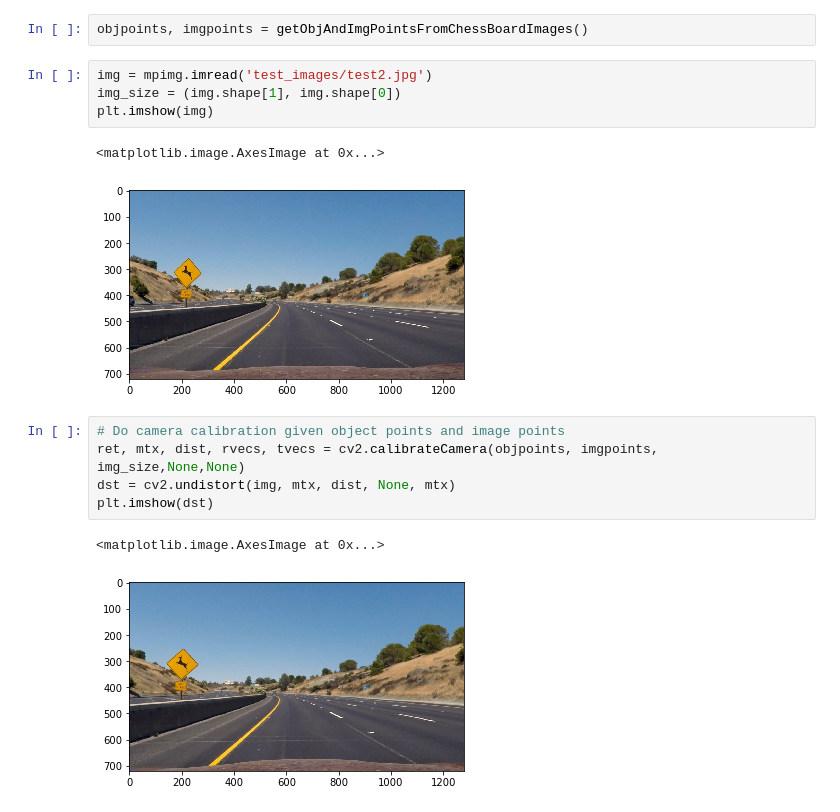
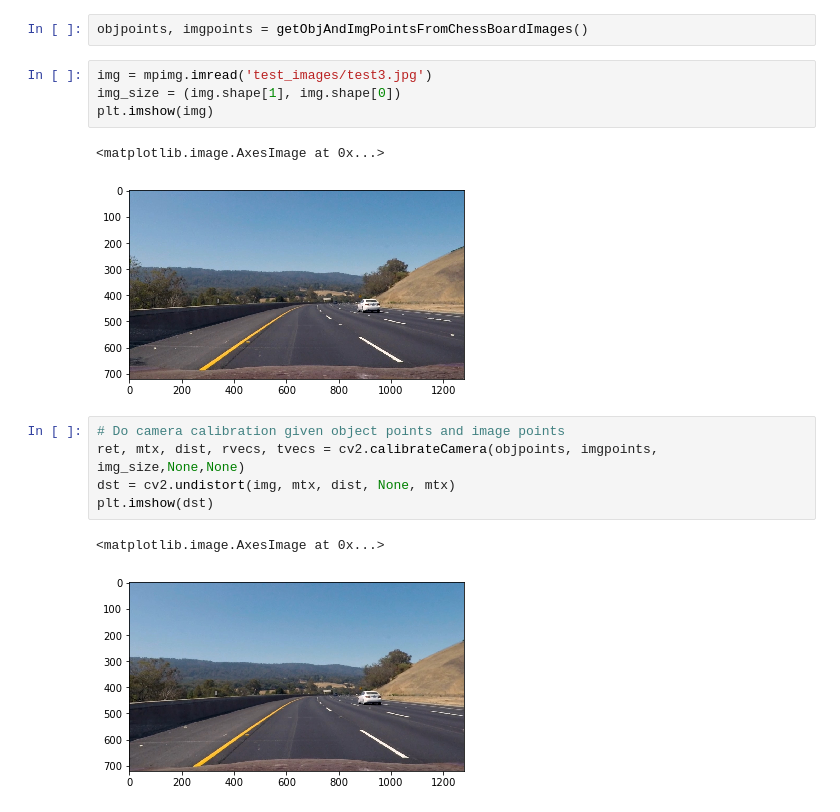
Before and after one commit to hc167/Udacity-SDC-Term-One-AdvancedLaneLines, a Jupyter notebook: P4.ipynb, the cells around one changed output. Drawn from its saved outputs; the diff is of its cells as text.

```diff
--- a/P4.ipynb
+++ b/P4.ipynb
@@ -69,12 +69,12 @@ def getObjAndImgPointsFromChessBoardImages(col = 9, row = 6):
 # %%
 objpoints, imgpoints = getObjAndImgPointsFromChessBoardImages()
 # %%
-img = mpimg.imread('test_images/test2.jpg')
+img = mpimg.imread('test_images/test3.jpg')
 img_size = (img.shape[1], img.shape[0])
 plt.imshow(img)
 # %% [output]
 <matplotlib.image.AxesImage at 0x...>
-[figure, old version]
+[figure, new version]
 # %%
 # Do camera calibration given object points and image points
 ret, mtx, dist, rvecs, tvecs = cv2.calibrateCamera(objpoints, imgpoints, img_size,None,None)
@@ -82,4 +82,4 @@ dst = cv2.undistort(img, mtx, dist, None, mtx)
 plt.imshow(dst)
 # %% [output]
 <matplotlib.image.AxesImage at 0x...>
-[figure, old version]
+[figure, new version]
```
Also changed, not shown: parts of 9 cells of this notebook.
